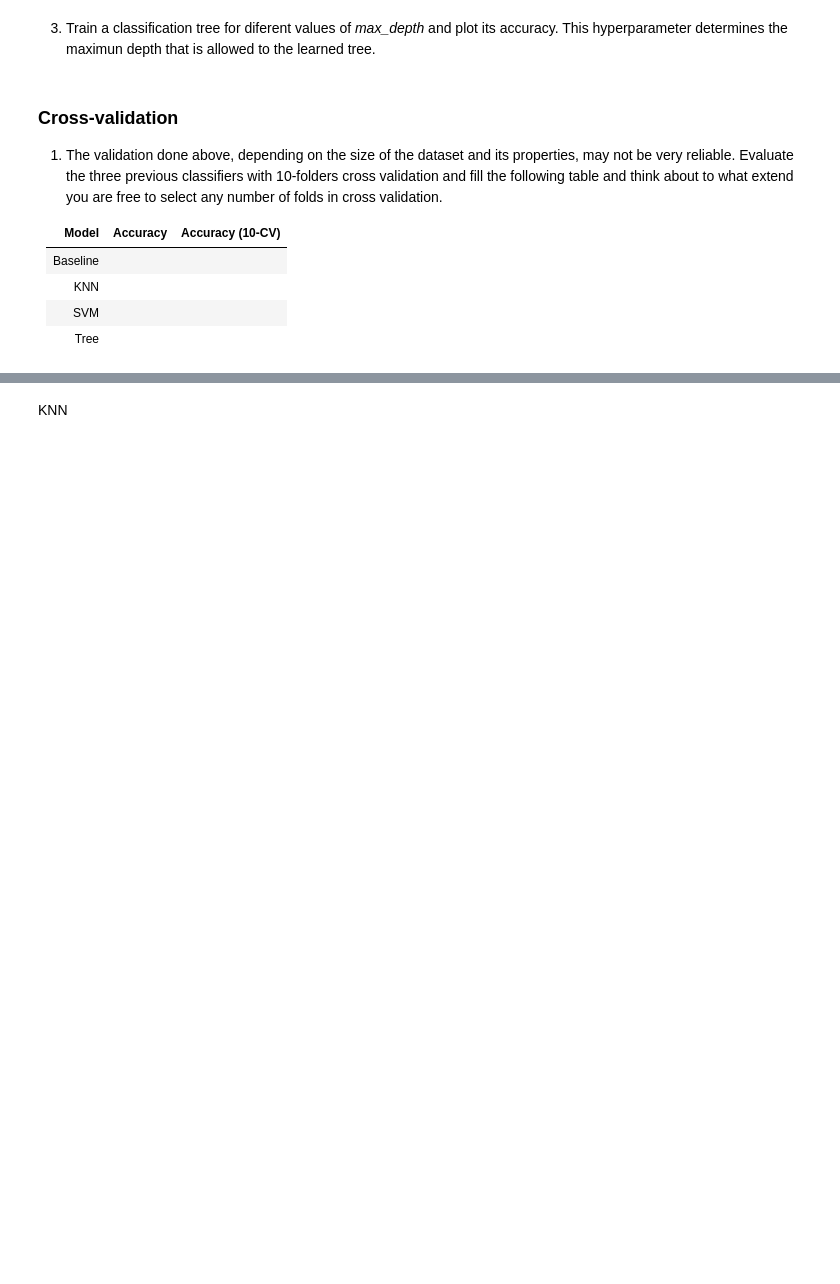
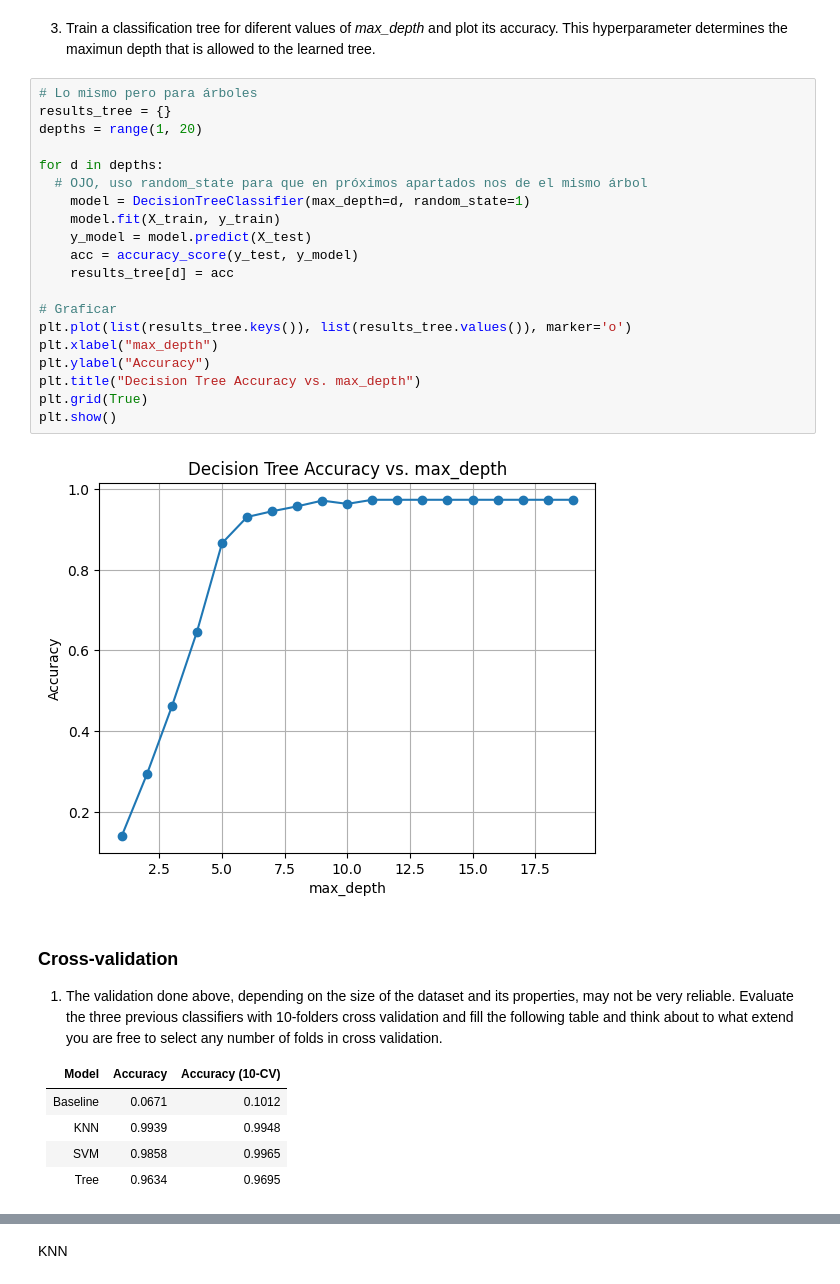
Before and after one commit to MakiMH3/Analyzing-Historical-Stock-Revenue-Data-and-Building-a-Dashboard, a Jupyter notebook: assignments/planets/planets.ipynb, the cells around one changed output, grey strips where cells are left out. Cells and saved outputs as stored; diff of their text form; blank space fills up the shorter version.

```diff
--- a/assignments/planets/planets.ipynb
+++ b/assignments/planets/planets.ipynb
@@ -413,5 +458,27 @@ results
 # %% [markdown]
 3. Train a classification tree for diferent values of *max_depth* and plot its accuracy. This hyperparameter determines the maximun depth that is allowed to the learned tree.
+# %%
+# Lo mismo pero para árboles
+results_tree = {}
+depths = range(1, 20)
+
+for d in depths:
+  # OJO, uso random_state para que en próximos apartados nos de el mismo árbol
+    model = DecisionTreeClassifier(max_depth=d, random_state=1)
+    model.fit(X_train, y_train)
+    y_model = model.predict(X_test)
+    acc = accuracy_score(y_test, y_model)
+    results_tree[d] = acc
+
+# Graficar
+plt.plot(list(results_tree.keys()), list(results_tree.values()), marker='o')
+plt.xlabel("max_depth")
+plt.ylabel("Accuracy")
+plt.title("Decision Tree Accuracy vs. max_depth")
+plt.grid(True)
+plt.show()
+# %% [output]
+[figure, added]
 # %% [markdown]
 ### Cross-validation
 
@@ -419,7 +486,7 @@ results
 
 | Model | Accuracy | Accuracy (10-CV) |
 | ---   | --- | --- |
-| Baseline   |     |    |
-| KNN   | | |
-| SVM   | | |
-| Tree  | | |
+| Baseline   |  0.0671   |  0.1012  |
+| KNN   |0.9939  | 0.9948|
+| SVM   | 0.9858 | 0.9965|
+| Tree  | 0.9634 | 0.9695|
```
Also changed, not shown: parts of 26 cells of this notebook.
